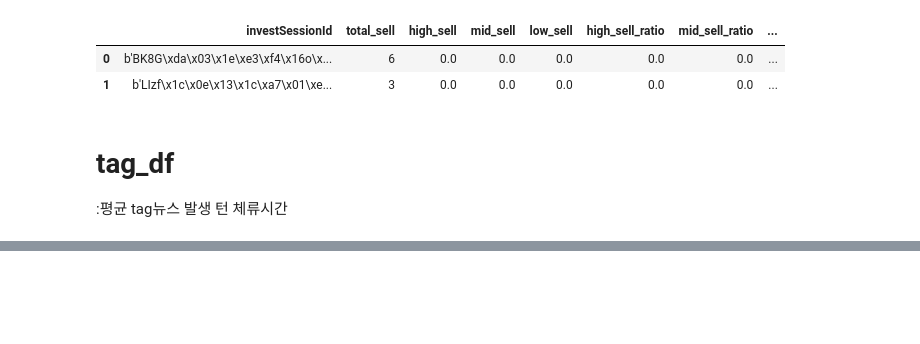
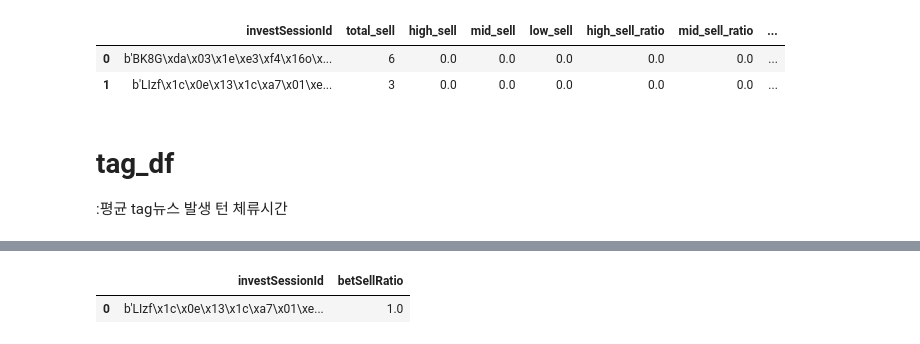
Before and after one commit to team-popo-world/ml-history-analysis, a Jupyter notebook: mongodb.ipynb, the cells around one changed output, grey strips where cells are left out. Drawn from its saved outputs; the diff is of its cells as text; code cells hidden in the pictures; blank space fills up the shorter version.

```diff
--- a/mongodb.ipynb
+++ b/mongodb.ipynb
@@ -478,0 +384,26 @@ bet_sell_df
+# %%
+# 판매 베팅 성공
+
+# tag 뉴스 턴에서 해당 종목을 판매한 횟수
+bet_sell = bet_win.loc[(bet_win["newsTag"]==bet_win["riskLevel"]) & (bet_win["transactionType"]=="SELL")].copy()
+bet_sell_total = bet_sell.groupby("investSessionId")["nextValue"].count().reset_index().rename(columns={"nextValue":"bet_sell_total"})
+
+# tag 뉴스 턴에서 해당 종목을 구매하고 다음 턴에서 가격이 오른 횟수
+bet_sell["value_diff"] = bet_sell["nextValue"] - bet_sell["currentValue"]
+bet_sell_win = bet_sell[bet_sell["value_diff"]<0]
+bet_sell_win = bet_sell_win.groupby("investSessionId")["value_diff"].count().reset_index().rename(columns={"value_diff":"bet_sell_win"})
+
+
+# 성공 비율 계산
+bet_sell_df = pd.merge(bet_sell_total, bet_sell_win, on="investSessionId", how="left")
+bet_sell_df["betSellRatio"] = bet_sell_df["bet_sell_win"] / bet_sell_df["bet_sell_total"]
+
+# nan값 0으로 채우기
+bet_sell_df = bet_sell_df.fillna(0) # 데이터가 없어서 nan으로 출력됨..! 0으로 채워주기기
+
+# 필요없는 컬럼 삭제
+bet_sell_df.drop(columns=["bet_sell_total","bet_sell_win"], inplace=True)
+bet_sell_df
+# %% [output]
+|  | investSessionId | betSellRatio |
+| 0 | b'LIzf\x1c\x0e\x13\x1c\xa7\x01\xe... | 1.0 |
```
Also changed, not shown: parts of 12 cells of this notebook.
